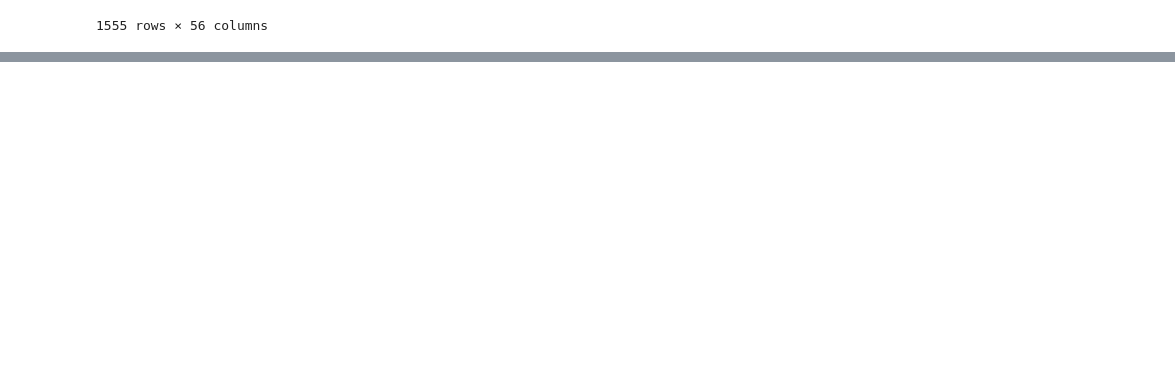
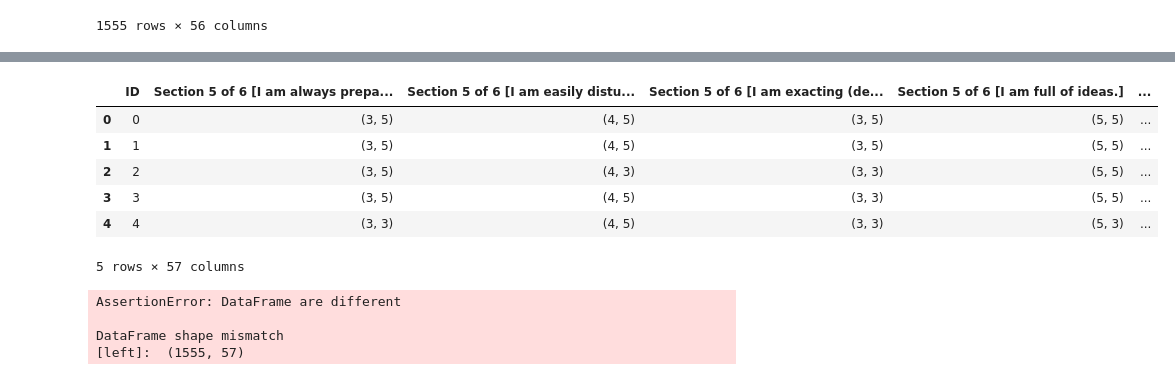
Before and after one commit to YoungerCode/data_wrangling, a Jupyter notebook: data_wrangling_ori.ipynb, the cells around one changed output, grey strips where cells are left out. Drawn from its saved outputs; the diff is of its cells as text; code cells hidden in the pictures; blank space fills up the shorter version.

```diff
--- a/Data wrangling/data_wrangling.ipynb
+++ b/data_wrangling_ori.ipynb
@@ -83,4 +60,0 @@ departments.head()
-# %%
-personality_score_2["agreeableness"] = "agreeableness"
-personality_score_2["conscientiousnes"] = "conscientiousnes"
-personality_score_2["openness "] = openness.values
@@ -104,0 +97,18 @@ personality_score_2
+# %%
+personality_score_2_merged = pd.merge(personality_score_2,departments, on=None, how='outer')
+personality_score_2_merged.head()
+# %% [output]
+|  | ID | Section 5 of 6 [I am always prepa... | Section 5 of 6 [I am easily distu... | Section 5 of 6 [I am exacting (de... | Section 5 of 6 [I am full of ideas.] | ... |
+| 0 | 0 | (3, 5) | (4, 5) | (3, 5) | (5, 5) | ... |
+| 1 | 1 | (3, 5) | (4, 5) | (3, 5) | (5, 5) | ... |
+| 2 | 2 | (3, 5) | (4, 3) | (3, 3) | (5, 5) | ... |
+| 3 | 3 | (3, 5) | (4, 5) | (3, 3) | (5, 5) | ... |
+| 4 | 4 | (3, 3) | (4, 5) | (3, 3) | (5, 3) | ... |
+5 rows × 57 columns
+# %%
+assert_frame_equal(personality_score_2_merged, personality_score_2)
+# %% [output]
+AssertionError: DataFrame are different
+
+DataFrame shape mismatch
+[left]:  (1555, 57)
```
Also changed, not shown: parts of 16 cells of this notebook, 2 other files.
